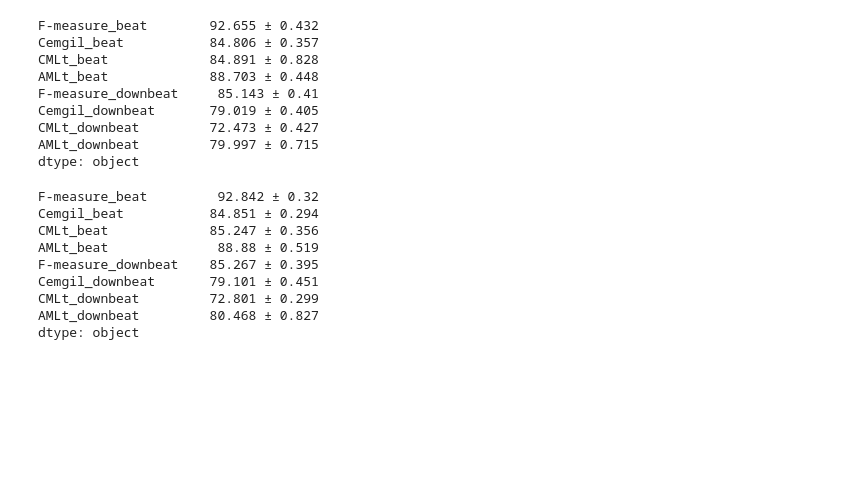
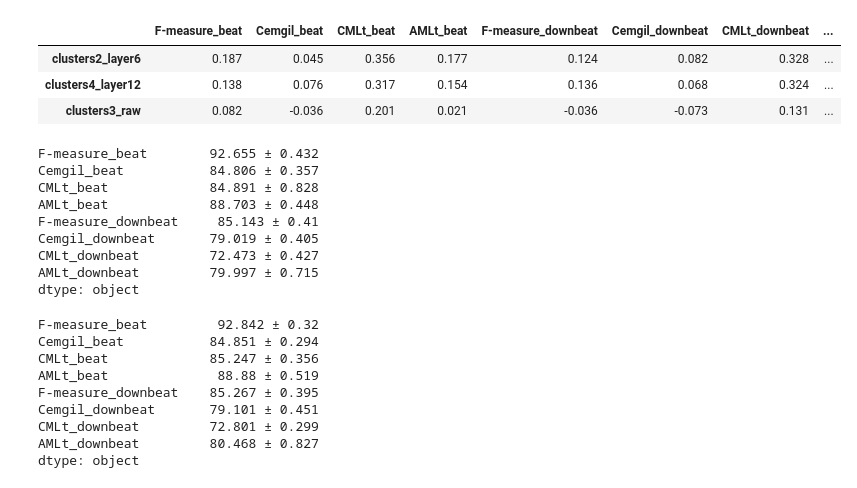
Before and after one commit to PulyaPolya/beat_this, a Jupyter notebook: results_evaluation.ipynb, the cells around one changed output. Drawn from its saved outputs; the diff is of its cells as text; code cells hidden in the pictures; blank space fills up the shorter version.

```diff
--- a/results_evaluation.ipynb
+++ b/results_evaluation.ipynb
@@ -67,7 +67,7 @@ def rename_keys_dict(d):
     return dict_new
 
 # get differences in performance for a particular configuration for all seeds
-def get_total_results (seeds, json_val_path,layer, clusters):
+def get_total_results_old (seeds, json_val_path,layer, clusters):
     df_list = []
     cluster_numbers = np.arange(clusters) +1
     cluster_config = f"clusters{clusters}_layer{layer}"
@@ -104,10 +104,11 @@ def get_total_results(seeds, json_val_path,layer = None, clusters = None, full =
     df_final = df_seeds_mean.round(3).astype(str) + " ± " + df_seeds_std.round(3).astype(str)
     return df_seeds_mean, df_seeds_std, df_final
 # %%
-df_seeds_mean, df_seeds_std, df_final_baseline = get_total_results(seeds = [0,1, 2], json_val_path = "json_val_scores", full = True ) #rename_columns="baseline"
-df_seeds_mean, df_seeds_std, df_final_clusters2_layer6 = get_total_results(seeds = [0,1, 2], json_val_path = "json_val_scores", layer = 6, clusters = 2)
-df_seeds_mean, df_seeds_std, df_final_clusters4_layer12 = get_total_results(seeds = [0,1, 2], json_val_path = "json_val_scores", layer = 12, clusters = 4)
-df_seeds_mean, df_seeds_std, df_final_clusters3_layer113= get_total_results(seeds = [0,1, 2], json_val_path = "json_val_scores", layer = 113, clusters = 3)
+seeds = [0,1,2]
+df_seeds_mean, df_seeds_std, df_final_baseline = get_total_results(seeds = seeds, json_val_path = "json_val_scores", full = True ) #rename_columns="baseline"
+df_seeds_mean, df_seeds_std, df_final_clusters2_layer6 = get_total_results(seeds = seeds, json_val_path = "json_val_scores", layer = 6, clusters = 2)
+df_seeds_mean, df_seeds_std, df_final_clusters4_layer12 = get_total_results(seeds = seeds, json_val_path = "json_val_scores", layer = 12, clusters = 4)
+df_seeds_mean, df_seeds_std, df_final_clusters3_layer113= get_total_results(seeds =seeds , json_val_path = "json_val_scores", layer = 113, clusters = 3)
 configs = {
     "clusters2_layer6": df_final_clusters2_layer6,
     "clusters4_layer12": df_final_clusters4_layer12,
@@ -123,6 +124,18 @@ final_df
 | clusters4_layer12 | 92.793 ± 0.267 | 84.882 ± 0.276 | 85.208 ± 0.342 | 88.857 ± 0.584 | 85.279 ± 0.37 | 79.087 ± 0.352 | 72.797 ± 0.044 | ... |
 | clusters3_raw | 92.737 ± 0.266 | 84.77 ± 0.244 | 85.092 ± 0.441 | 88.724 ± 0.293 | 85.107 ± 0.404 | 78.946 ± 0.372 | 72.604 ± 0.097 | ... |
 | baseline | 92.655 ± 0.432 | 84.806 ± 0.357 | 84.891 ± 0.828 | 88.703 ± 0.448 | 85.143 ± 0.41 | 79.019 ± 0.405 | 72.473 ± 0.427 | ... |
+# %%
+def extract_mean(series):
+    return series.str.split("±").str[0].astype(float)
+df_means_only = final_df.apply(extract_mean, axis=1)
+diff_vs_baseline = df_means_only.subtract(df_means_only.loc["baseline"])
+diff_vs_baseline = diff_vs_baseline.drop(index="baseline")
+diff_vs_baseline
+# %% [output]
+|  | F-measure_beat | Cemgil_beat | CMLt_beat | AMLt_beat | F-measure_downbeat | Cemgil_downbeat | CMLt_downbeat | ... |
+| clusters2_layer6 | 0.187 | 0.045 | 0.356 | 0.177 | 0.124 | 0.082 | 0.328 | ... |
+| clusters4_layer12 | 0.138 | 0.076 | 0.317 | 0.154 | 0.136 | 0.068 | 0.324 | ... |
+| clusters3_raw | 0.082 | -0.036 | 0.201 | 0.021 | -0.036 | -0.073 | 0.131 | ... |
 # %%
 df_seeds_mean, df_seeds_std, df_final = get_total_results(seeds = [0,1, 2], json_val_path = "json_val_scores", full = True ) #rename_columns="baseline"
 df_final
```
Also changed, not shown: parts of 1 cell of this notebook, 1 other file.
